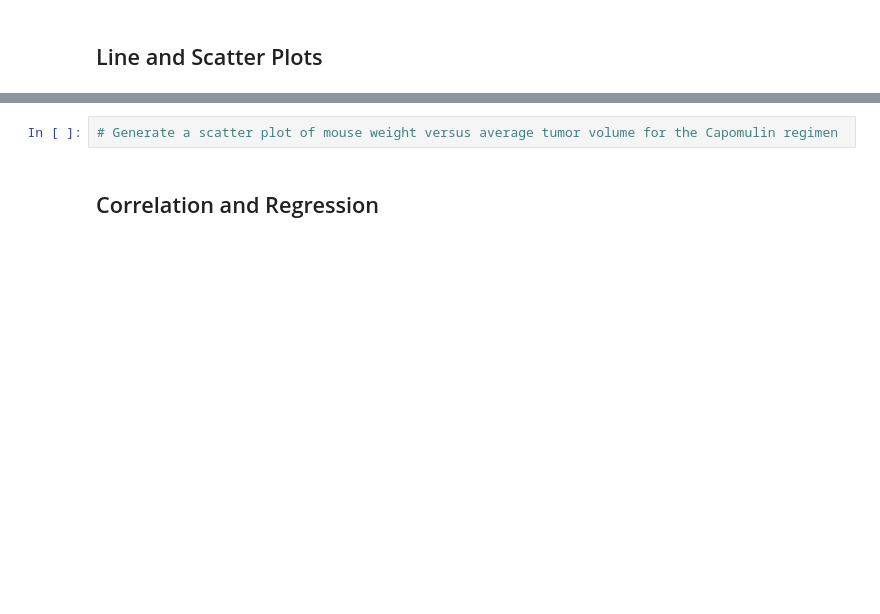
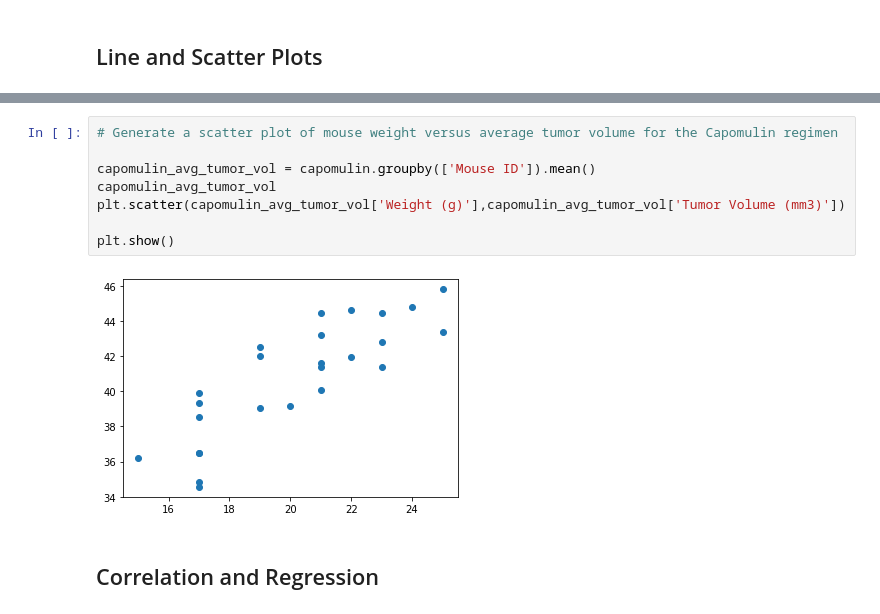
Before and after one commit to markhirsch91/matplotlib-challange, a Jupyter notebook: Pymaceuticals/pymaceuticals_starter.ipynb, the cells around one changed output, grey strips where cells are left out. Cells and saved outputs as stored; diff of their text form; blank space fills up the shorter version.

```diff
--- a/Pymaceuticals/pymaceuticals_starter.ipynb
+++ b/Pymaceuticals/pymaceuticals_starter.ipynb
@@ -236,5 +379,13 @@ final_tumor_vol_per_mouse
 # %%
 # Generate a scatter plot of mouse weight versus average tumor volume for the Capomulin regimen
+
+capomulin_avg_tumor_vol = capomulin.groupby(['Mouse ID']).mean()
+capomulin_avg_tumor_vol
+plt.scatter(capomulin_avg_tumor_vol['Weight (g)'],capomulin_avg_tumor_vol['Tumor Volume (mm3)'])
+
+plt.show()
+# %% [output]
+[figure, added]
 # %% [markdown]
 ## Correlation and Regression
 # %%
```
Also changed, not shown: parts of 12 cells of this notebook.
